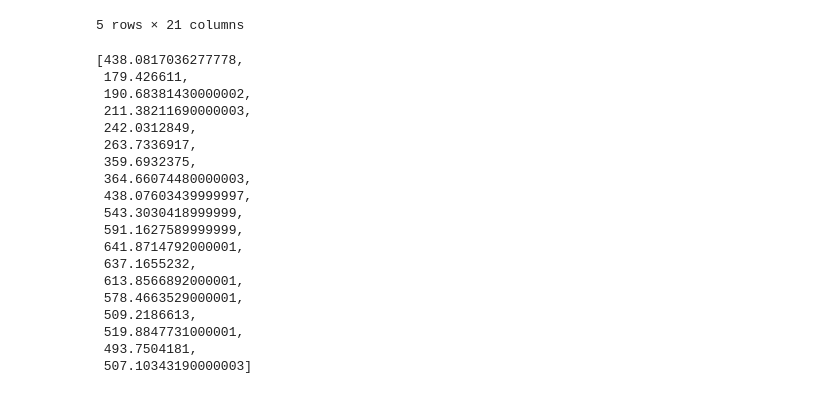
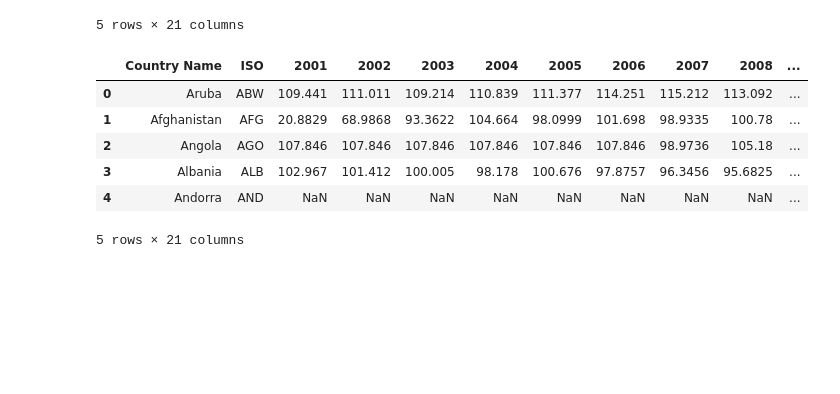
Before and after one commit to yjbae99/orie3120project, a Jupyter notebook: Methods/Untitled.ipynb, the cells around one changed output. Saved outputs shown, nothing was run; the diff lists cells and outputs as text; code cells hidden in the pictures; blank space fills up the shorter version.

```diff
--- a/Methods/Untitled.ipynb
+++ b/Methods/Untitled.ipynb
@@ -87,4 +92,17 @@ life.head()
 | 3 | Albania | ALB | 73.955 | 74.288 | 74.579 | 74.828 | 75.039 | 75.228 | 75.423 | 75.646 | ... |
 | 4 | Andorra | AND | NaN | NaN | NaN | NaN | NaN | NaN | NaN | NaN | ... |
 5 rows × 21 columns
+# %%
+#School enrollment, primary (% gross)
+secondary= pd.read_csv('secondary.csv')
+secondary = secondary.T.fillna(secondary.mean(axis=1)).T
+secondary.head()
+# %% [output]
+|  | Country Name | ISO | 2001 | 2002 | 2003 | 2004 | 2005 | 2006 | 2007 | 2008 | ... |
+| 0 | Aruba | ABW | 109.441 | 111.011 | 109.214 | 110.839 | 111.377 | 114.251 | 115.212 | 113.092 | ... |
+| 1 | Afghanistan | AFG | 20.8829 | 68.9868 | 93.3622 | 104.664 | 98.0999 | 101.698 | 98.9335 | 100.78 | ... |
+| 2 | Angola | AGO | 107.846 | 107.846 | 107.846 | 107.846 | 107.846 | 107.846 | 98.9736 | 105.18 | ... |
+| 3 | Albania | ALB | 102.967 | 101.412 | 100.005 | 98.178 | 100.676 | 97.8757 | 96.3456 | 95.6825 | ... |
+| 4 | Andorra | AND | NaN | NaN | NaN | NaN | NaN | NaN | NaN | NaN | ... |
+5 rows × 21 columns
 # %%
@@ -101,26 +120,4 @@ def minAIC(X,y):
         else:
             break
     return model,variables
-# %%
-sum(df_ppp.tolist(), [])
-# %% [output]
-[438.0817036277778,
- 179.426611,
- 190.68381430000002,
- 211.38211690000003,
- 242.0312849,
- 263.7336917,
- 359.6932375,
- 364.66074480000003,
- 438.07603439999997,
- 543.3030418999999,
- 591.1627589999999,
- 641.8714792000001,
- 637.1655232,
- 613.8566892000001,
- 578.4663529000001,
- 509.2186613,
- 519.8847731000001,
- 493.7504181,
- 507.10343190000003]
 # %%
```
Also changed, not shown: parts of 23 cells of this notebook, 1 other file.
